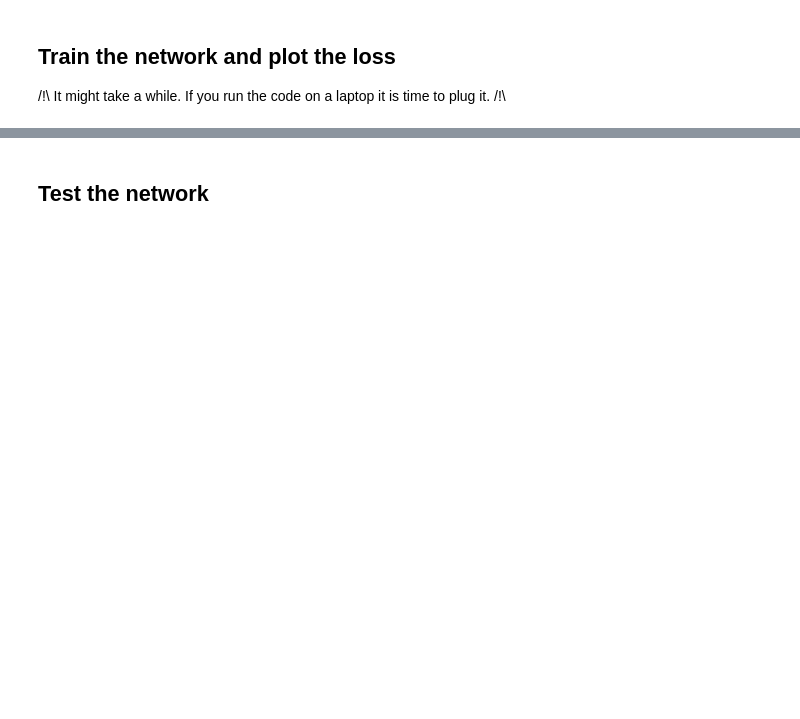
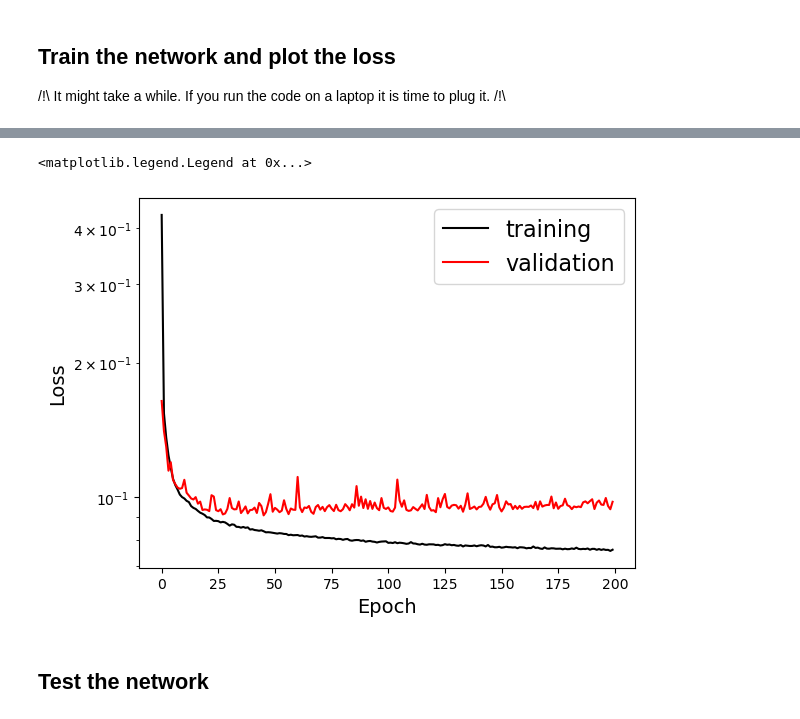
Before and after one commit to adriente/mlpynem, a Jupyter notebook: train_cnn.ipynb, the cells around one changed output, grey strips where cells are left out. Drawn from its saved outputs; the diff is of its cells as text; code cells hidden in the pictures; blank space fills up the shorter version.

```diff
--- a/train_cnn.ipynb
+++ b/train_cnn.ipynb
@@ -11,28 +11,31 @@
 # %%
 # ------------- Relevant paths ---------------------------------
 # Paths to the training dataset, the test dataset and the logger
-filename = './datasets/pinem_amp100_bkgd0.1_nort_seed42.npz'
-test_filename = './datasets/test_model_pinem_amp100_bkgd0.1_nort_seed42.npz'
-logger_path = './logs/cnn_3layers_32_v1.json'
+filename = './datasets/Iumi_plasmon_pinem_amp100_seed42_bkgd0.3.npz'
+test_filename = './datasets/test_Jeels_plasmon_pinem_amp100_seed42_bkgd0.2.npz'
+logger_path = './logs/Iumi_cnn_Kalinin_plasmon_highbkgd_half.json'
 
 # Normalization method : 'normalize' or 'scale' or 'both'. None should be avoided
 normalization = 'normalize'
+remove_bckgd = False
 
 # ------------- Network architecture ----------------------------
 # Number of parameters to be learned by the network
-n_params = 2
+n_params = 1
 # Loss function of the network : 'normal' of 'poisson
 mode = 'normal'
 # Network layers : list of integers
-layers = [32, 32, 32]
+layers = [4,8,16,32,32]
+# layers = [16,16,8,4,2]
 # Kernel sizes : list of integers /!\ must have the same length as layers /!\
-kernel_sizes = [3, 3, 3]
+kernel_sizes = [3,3,3,3,3]
 # Dropout rates : list of floats /!\ must have the same length as layers /!\
-dropout_rates = [0.5, 0.5, 0.5]
+dropout_rates = [0.1, 0.1, 0.1]
 # %% [markdown]
 ## Initialisation of the data and network
 # %%
 import mlpynem.models as m
+import mlpynem.preprocessor as p
 import mlpynem.dataset as d
 import numpy as np
 import mlpynem.logger as l
@@ -40,8 +43,12 @@ import mlpynem.logger as l
 # dummy parameters for the loading of the dataset (They don't matter, it just has to be a list of 5 elements)
 _ = [None,None,None,None,None]
 
-dataset = d.DatasetPinem(*_,load = filename)
-pipe = m.DataPreprocessor(dataset.noisy_spectres, dataset.xs[:,:-(n_params + 1)],normalization=normalization, convolution=True)
+dataset = d.Dataset(load = filename)
+
+# truth = np.vstack((dataset.truth['g'], dataset.truth['rt'])).T
+truth = dataset.truth['g']
+# pipe = p.DataPreprocessor(dataset.noisy_spectres, dataset.xs[:,:-(5-n_params)],normalization=normalization, convolution=True, rem_bckgd=remove_bckgd)
+pipe = p.DataPreprocessor(dataset.noisy_spectres, truth,normalization=normalization, convolution=True, rem_bckgd=remove_bckgd)
 
 log = l.ModelInfo(logger_path)
 log.add_iteration(filename,test_filename)
@@ -49,6 +56,6 @@ log.save_norm(normalization)
 
 (X_train, y_train), (X_val, y_val), (X_test, y_test) = pipe.preprocess()
 
-cnn = m.CNNModel(dataset.p.x.shape[0],n_params, mode = mode,filters=layers,kernel_size=kernel_sizes,dropouts=dropout_rates)
+cnn = m.CNNModel(dataset.noisy_spectres.shape[1],n_params, mode = mode,filters=layers,kernel_size=kernel_sizes,dropouts=dropout_rates)
 
 log.save_model(cnn)
@@ -57,6 +82,5 @@ log.save_model(cnn)
 
 /!\ It might take a while. If you run the code on a laptop it is time to plug it. /!\
 # %%
-cnn.train(X_train, y_train, X_val, y_val, epochs = 300, batch_size = 32)
-cnn.plot_history()
+cnn.train(X_train, y_train, X_val, y_val, epochs = 200, batch_size = 32)
 # %% [output]
@@ -74,2 +118,12 @@ Epoch 5/5
+# %%
+plt.semilogy(cnn.history.history['loss'],'k', label='training')
+plt.semilogy(cnn.history.history['val_loss'],'r', label='validation')
+
+plt.xlabel('Epoch', fontsize = 14)
+plt.ylabel('Loss', fontsize = 14)
+plt.legend(fontsize = 16)
+# %% [output]
+<matplotlib.legend.Legend at 0x...>
+[figure, added]
 # %% [markdown]
 ## Test the network
```
Also changed, not shown: parts of 42 cells of this notebook, 8 other files.
